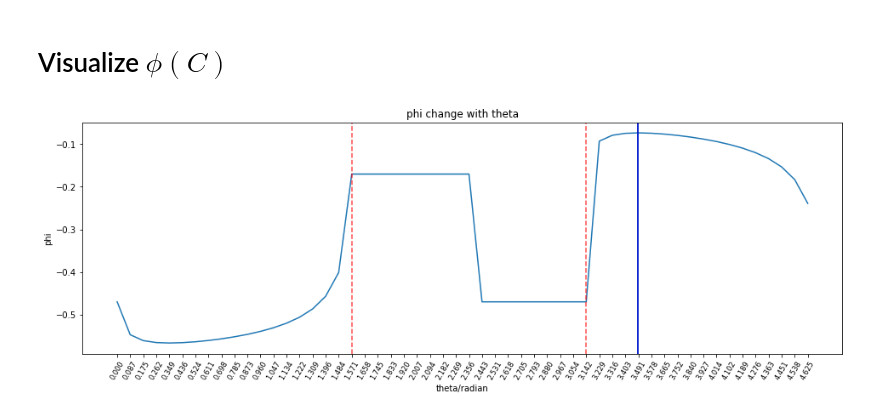
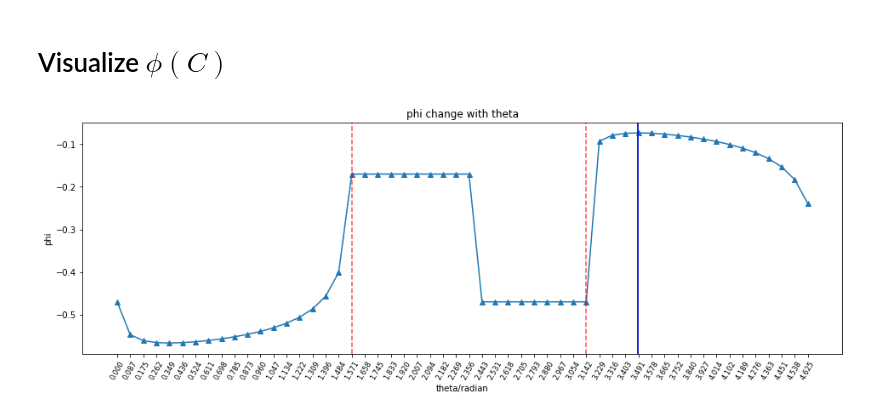
Before and after one commit to zrobertson466920/Probabalistic_Bisection, a Jupyter notebook: Binary_Search_(debug).ipynb, the cells around one changed output. Drawn from its saved outputs; the diff is of its cells as text; code cells hidden in the pictures.

Commit message:
randomied experiements

```diff
--- a/Binary_Search_(debug).ipynb
+++ b/Binary_Search_(debug).ipynb
@@ -122,11 +122,18 @@ def phi(t):
   return m11*C11(t)+m00*C00(t)
 
 # query function (always maximize phi function)
+# alpha: error rate —— with probability alpha, the oracle will return wrong answer
 def query(t_1, t_2, alpha):
   if phi(t_1) < phi(t_2):
-    return 1  # prefer t2
+    if np.random.rand() > alpha:
+      return 1  # prefer t2
+    else:
+      return 0
   else:
-    return 0  # prefer t1
+    if np.random.rand() > alpha:
+      return 0  # prefer t1
+    else:
+      return 1
 # %% [output]
 3.4886542571292836
 # %% [markdown]
@@ -195,23 +202,23 @@ confusion matrix:
 # %%
 # Plot phi function versus different thetas
 ph = []
 for i in np.arange(0, np.pi*1.5, np.pi/36):
   ph.append(phi(i))
 
 plt.figure(figsize=(16,5))
-plt.plot(np.arange(0, np.pi*1.5, np.pi/36), ph, "-")
+plt.plot(np.arange(0, np.pi*1.5, np.pi/36), ph, "^-")
 for p in np.arange(0.5, 1.5, 0.5):
   plt.axvline(x=np.pi*p, c='r', ls='--', alpha=0.7)
 plt.axvline(x=t_true, c='g')
 t_elicited = np.arccos(m[0])
 if t_elicited > np.pi/2:  # make sure theta either in [0, pi/2] or [pi, 3/2*pi]
     t_elicited = np.pi*2-t_elicited
 plt.axvline(x=t_elicited, c='b')
 # plt.axvline(x=np.arccos(np.pi/4), c='black')
 plt.xticks(np.arange(0, np.pi*1.5, np.pi/36), rotation=60, size="small")
 plt.title("phi change with theta")
 plt.xlabel("theta/radian")
 plt.ylabel("phi")
 plt.show()
 # %% [output]
-[figure, old version]
+[figure, new version]
```
Also changed, not shown: parts of 4 cells of this notebook.
